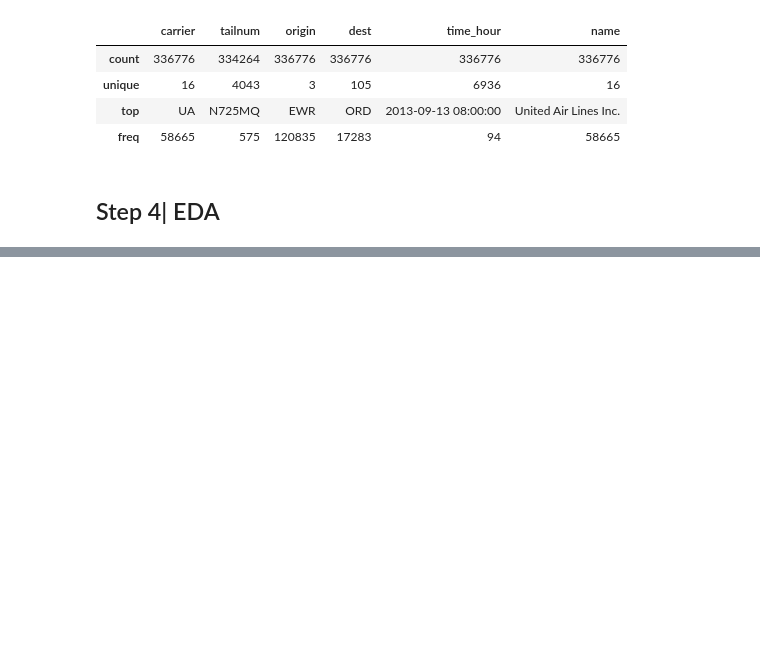
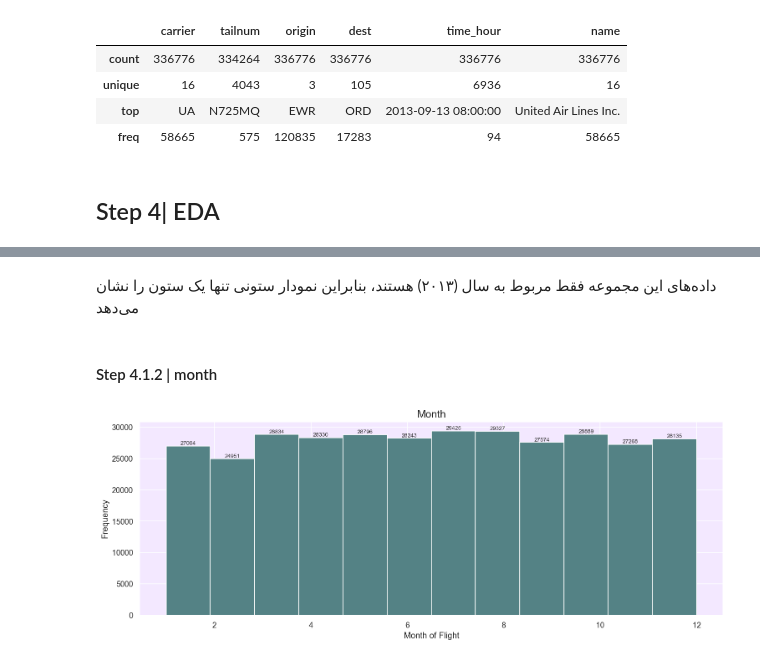
Before and after one commit to ar3haa/EDA-Preprocessing-For-Flights-Data, a Jupyter notebook: data_analysis_for _flights_data.ipynb, the cells around one changed output, grey strips where cells are left out. Drawn from its saved outputs; the diff is of its cells as text; code cells hidden in the pictures; blank space fills up the shorter version.

```diff
--- a/data_analysis_for _flights_data.ipynb
+++ b/data_analysis_for _flights_data.ipynb
@@ -94,0 +134,8 @@ df.describe(include='object')
+# %% [markdown]
+داده‌های این مجموعه فقط مربوط به سال (۲۰۱۳) هستند، بنابراین نمودار ستونی تنها یک ستون را نشان می‌دهد
+# %% [markdown]
+#### Step 4.1.2 | month
+# %%
+plot_hist(df['month'],bins=12, title='Month', xlabel='Month of Flight')
+# %% [output]
+[figure, added]
```
Also changed, not shown: parts of 14 cells of this notebook.
